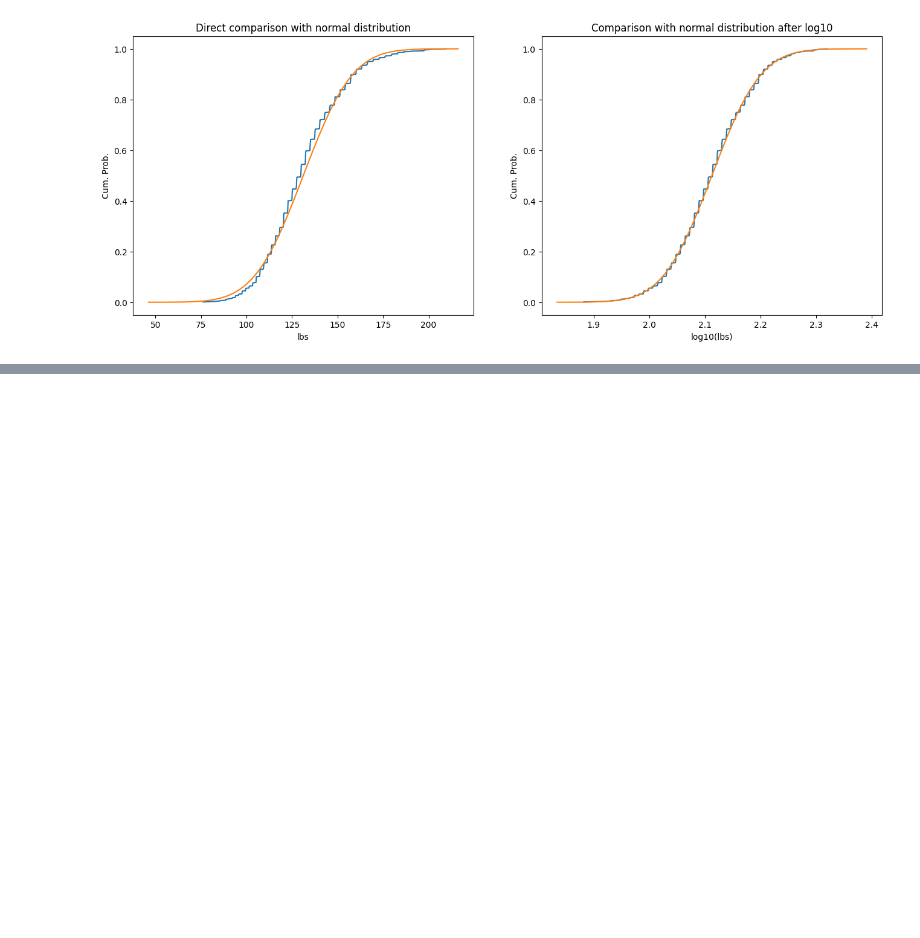
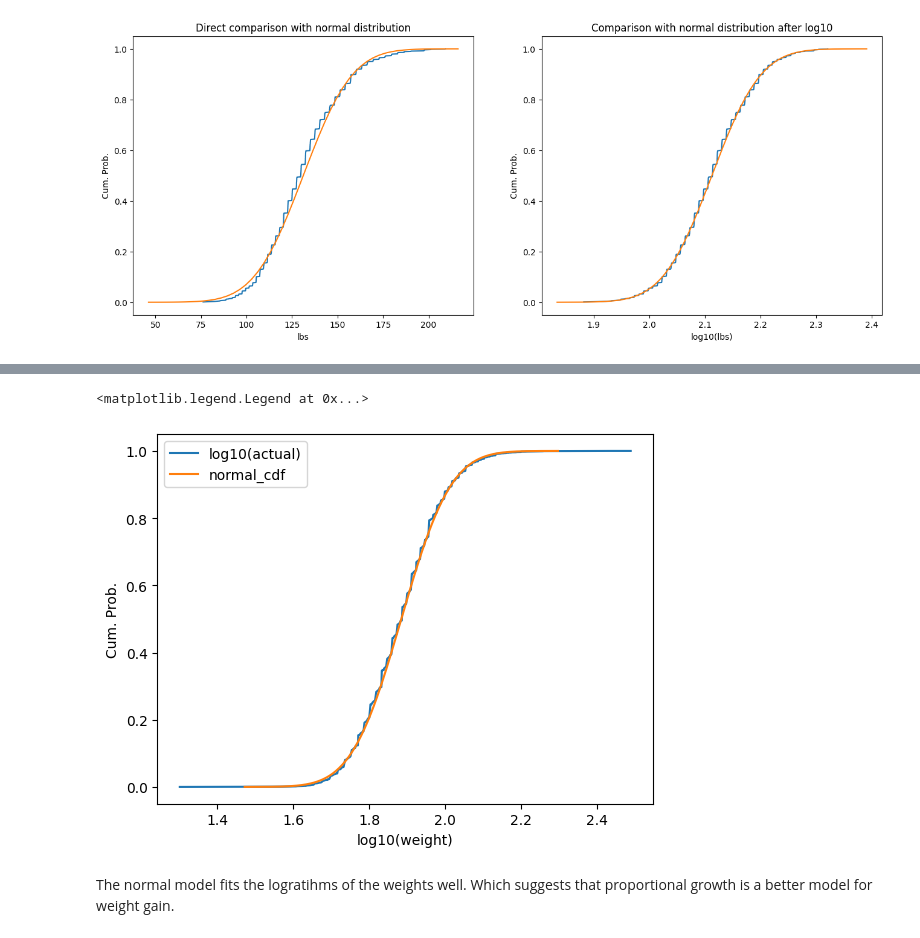
Before and after one commit to dybdeskarphet/statistics, a Jupyter notebook: notes/think_stats/05_modeling_distributions.ipynb, the cells around one changed output, grey strips where cells are left out. Saved outputs shown, nothing was run; the diff lists cells and outputs as text; code cells hidden in the pictures; blank space fills up the shorter version.

```diff
--- a/notes/think_stats/05_modeling_distributions.ipynb
+++ b/notes/think_stats/05_modeling_distributions.ipynb
@@ -949,0 +1063,9 @@ plt.show()
+# %%
+mean, std = log_adult_weights.mean(), log_adult_weights.std()
+low, high = mean - 4 * std, mean + 4 * std
+print("Mean:", mean)
+print("std:", std)
+print("-4 std:", low)
+print("+4 std:", high)
+x_ticks = np.linspace(low,high,200)
+print("X ticks",x_ticks)
@@ -949,0 +1090,4 @@ plt.show()
+# %%
+norm_dist = norm.cdf(x_ticks, loc=mean, scale=std)
+norm_dist_cdf = pd.Series(norm_dist, index=x_ticks)
+norm_dist_cdf
@@ -949,0 +1107,12 @@ plt.show()
+# %%
+fig, ax = plt.subplots()
+ax.plot(log_adult_weights_cdf.index, log_adult_weights_cdf, label="log10(actual)")
+ax.plot(norm_dist_cdf.index, norm_dist_cdf, label="normal_cdf")
+ax.set_ylabel("Cum. Prob.")
+ax.set_xlabel("log10(weight)")
+ax.legend()
+# %% [output]
+<matplotlib.legend.Legend at 0x...>
+[figure, added]
+# %% [markdown]
+The normal model fits the logratihms of the weights well. Which suggests that proportional growth is a better model for weight gain.
```
Also changed, not shown: parts of 18 cells of this notebook, 1 other file.
